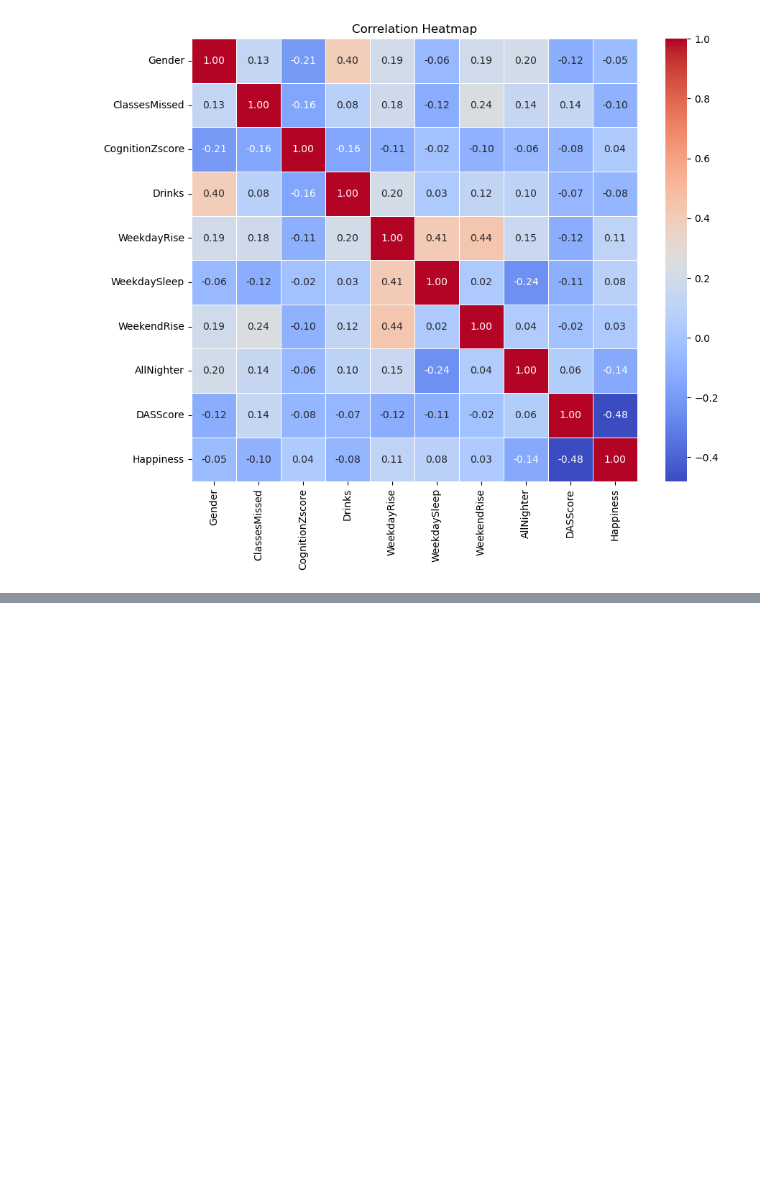
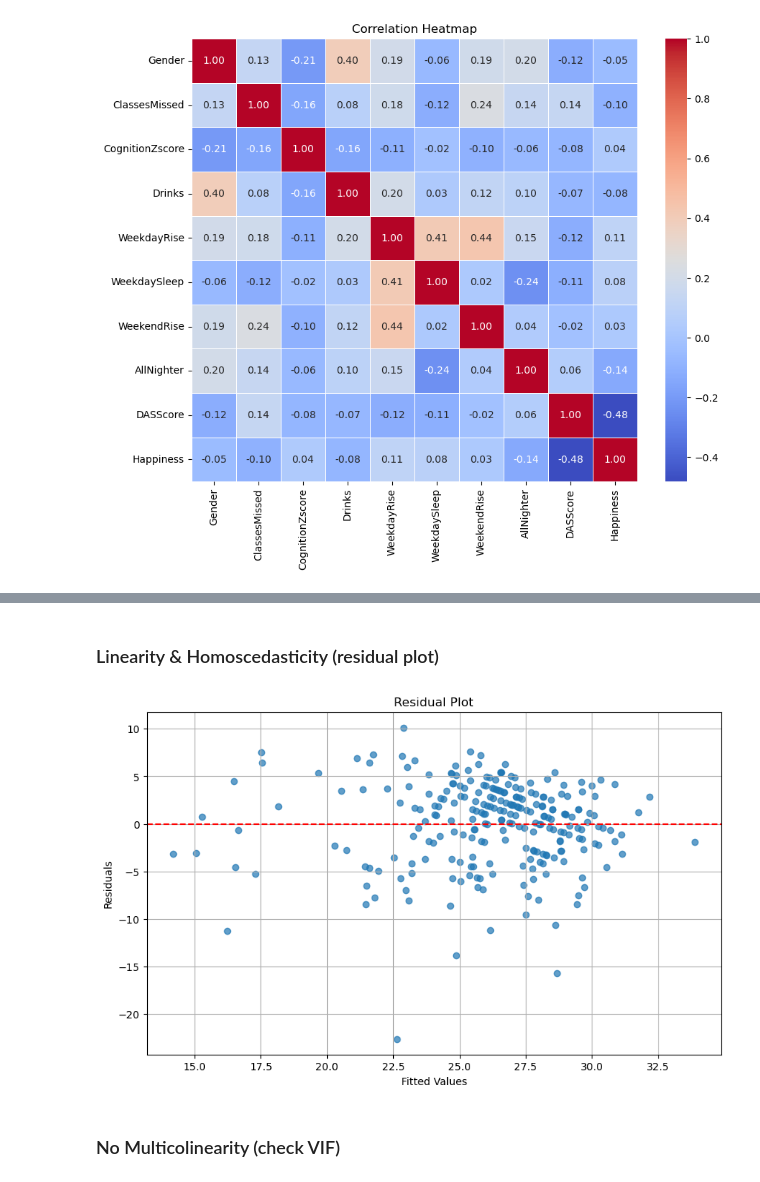
Before and after one commit to noellereid/Data-Science-Capstone, a Jupyter notebook: capstone_project.ipynb, the cells around one changed output, grey strips where cells are left out. Cells and saved outputs as stored; diff of their text form; code cells hidden in the pictures; blank space fills up the shorter version.

```diff
--- a/capstone_project.ipynb
+++ b/capstone_project.ipynb
@@ -315,0 +304,7 @@ print("Breusch-Pagan p-value:", pval)
+# %%
+# feature selection
+y = df['Happiness']
+X = df.drop(columns=['Happiness','DepressionScore','AnxietyScore','StressScore'])
+X = X.astype(int)
+selected_features = forward_stepwise_selection(X, y)
+print("Selected Features: ", selected_features)
@@ -315,0 +313,16 @@ print("Breusch-Pagan p-value:", pval)
+# %%
+# new df with just selected features
+X_selected = df[selected_features].copy()
+# convert boolean columns to numeric
+boolean_cols = X_selected.select_dtypes(include=['bool']).columns
+X_selected[boolean_cols] = X_selected[boolean_cols].astype(int)
+# %%
+# create model using these features
+y = df['Happiness']
+X_selected = sm.add_constant(X_selected)
+start_time = time.time() # start timer
+model = sm.OLS(y.loc[X_selected.index], X_selected).fit()
+end_time = time.time() # end timer
+total_time = end_time - start_time
+print(f"Wall time for fitting the model: {total_time:.4f} seconds")
+print(model.summary())
@@ -315,0 +347,20 @@ print("Breusch-Pagan p-value:", pval)
+# %% [markdown]
+### Linearity & Homoscedasticity (residual plot)
+# %%
+# calc residuals
+residuals = model.resid
+fitted_vals = model.fittedvalues
+
+# create plot
+plt.figure(figsize=(10, 6))
+plt.scatter(fitted_vals, residuals, alpha=0.7)
+plt.axhline(y=0, color='red', linestyle='--')  # Line at zero for reference
+plt.xlabel('Fitted Values')
+plt.ylabel('Residuals')
+plt.title('Residual Plot')
+plt.grid()
+plt.show()
+# %% [output]
+[figure, added]
+# %% [markdown]
+### No Multicolinearity (check VIF)
```
Also changed, not shown: parts of 22 cells of this notebook.
